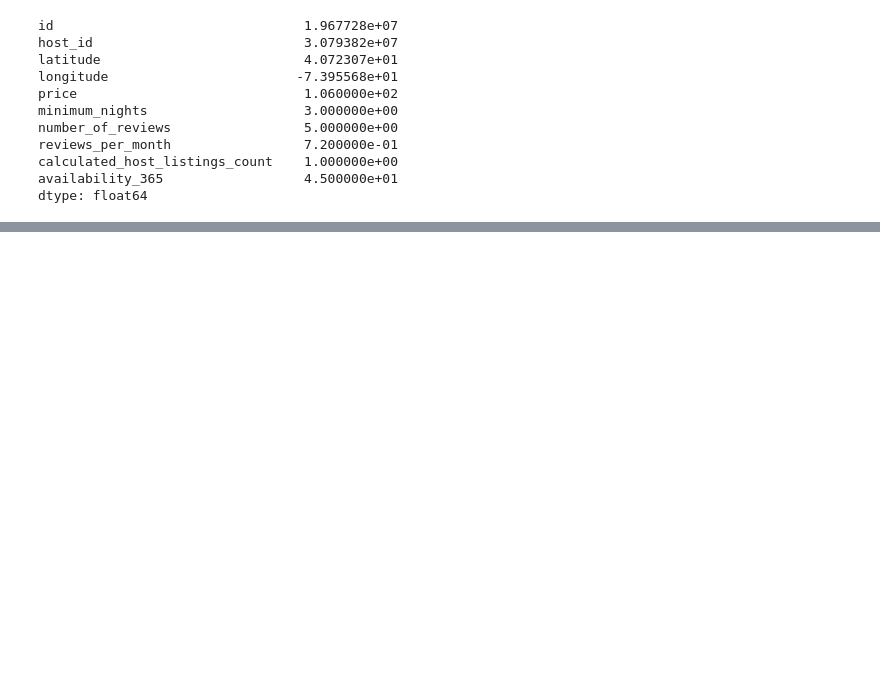
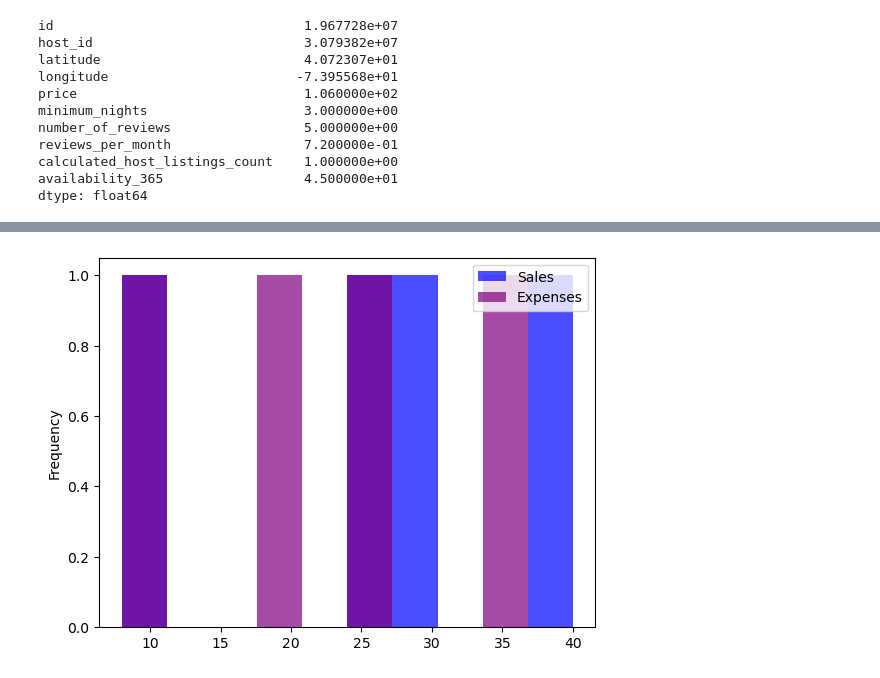
Before and after one commit to jayakuttyma0727-stack/Data-Science, a Jupyter notebook: Untitled1.ipynb, the cells around one changed output, grey strips where cells are left out. Saved outputs shown, nothing was run; the diff lists cells and outputs as text; code cells hidden in the pictures; blank space fills up the shorter version.

```diff
--- a/Untitled1.ipynb
+++ b/Untitled1.ipynb
@@ -1148,0 +1274,18 @@ df.describe()
+# %%
+import pandas as pd
+import matplotlib.pyplot as plt
+
+df = pd.DataFrame({
+    'Sales':[10,25,40,30],
+    'Expenses':[8,20,35,25]
+})
+
+df.plot(
+    kind='hist',
+    color=['blue', 'purple'],   # colors change
+    alpha=0.7                   # transparency
+)
+
+plt.show()
+# %% [output]
+[figure, added]
```
Also changed, not shown: parts of 23 cells of this notebook.
